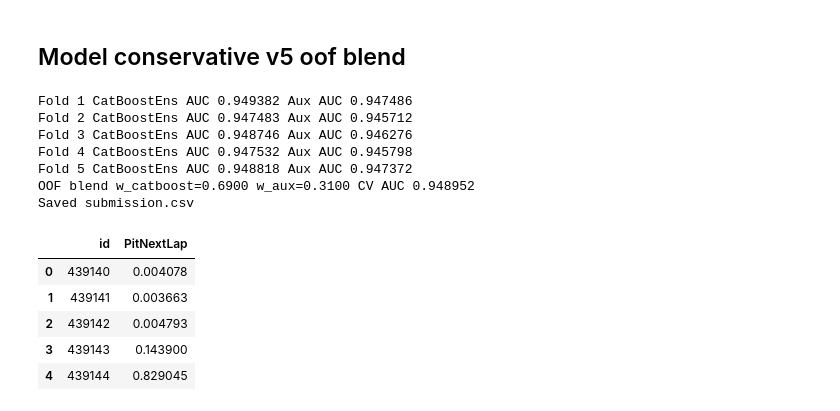
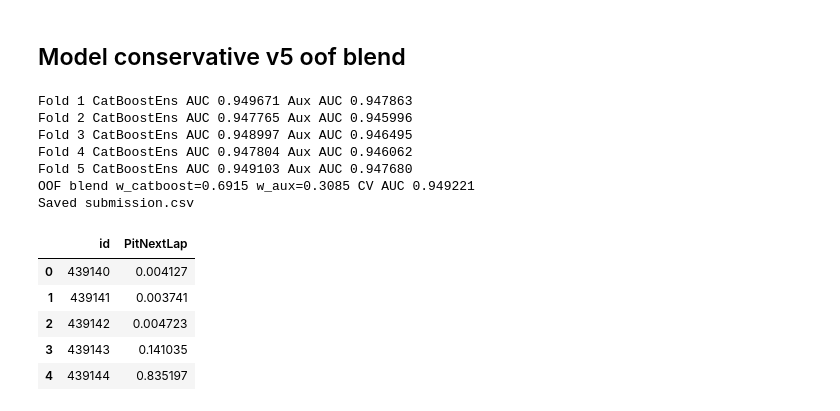
Before and after one commit to oivler/kaggle-f1-pit-stops, a Jupyter notebook: model.ipynb, the cells around one changed output. Drawn from its saved outputs; the diff is of its cells as text; code cells hidden in the pictures.

```diff
--- a/model.ipynb
+++ b/model.ipynb
@@ -666,6 +666,8 @@ param_list = [
     {'loss_function': 'Logloss', 'eval_metric': 'AUC', 'learning_rate': 0.055, 'depth': 7, 'iterations': 850, 'l2_leaf_reg': 6, 'random_strength': 1.05, 'subsample': 0.88, 'bootstrap_type': 'Bernoulli', 'random_state': 2026, 'verbose': False},
     {'loss_function': 'Logloss', 'eval_metric': 'AUC', 'learning_rate': 0.035, 'depth': 8, 'iterations': 1200, 'l2_leaf_reg': 9, 'random_strength': 1.3, 'subsample': 0.84, 'bootstrap_type': 'Bernoulli', 'random_state': 314, 'verbose': False},
     {'loss_function': 'Logloss', 'eval_metric': 'AUC', 'learning_rate': 0.07, 'depth': 5, 'iterations': 700, 'l2_leaf_reg': 3, 'random_strength': 0.7, 'subsample': 0.96, 'bootstrap_type': 'Bernoulli', 'random_state': 2718, 'verbose': False},
+    {'loss_function': 'Logloss', 'eval_metric': 'AUC', 'learning_rate': 0.032, 'depth': 8, 'iterations': 1450, 'l2_leaf_reg': 10, 'random_strength': 1.4, 'subsample': 0.82, 'bootstrap_type': 'Bernoulli', 'random_state': 808, 'verbose': False},
+    {'loss_function': 'Logloss', 'eval_metric': 'AUC', 'learning_rate': 0.048, 'depth': 6, 'iterations': 1100, 'l2_leaf_reg': 8, 'random_strength': 0.95, 'subsample': 0.9, 'bootstrap_type': 'Bernoulli', 'random_state': 1601, 'verbose': False},
 ]
 
 try:
@@ -711,6 +713,7 @@ if has_catboost:
                 {'learning_rate': 0.045, 'num_leaves': 64, 'min_data_in_leaf': 140, 'feature_fraction': 0.85, 'bagging_fraction': 0.85, 'seed': 500 + fold},
                 {'learning_rate': 0.052, 'num_leaves': 48, 'min_data_in_leaf': 96, 'feature_fraction': 0.78, 'bagging_fraction': 0.88, 'seed': 900 + fold},
                 {'learning_rate': 0.038, 'num_leaves': 80, 'min_data_in_leaf': 170, 'feature_fraction': 0.82, 'bagging_fraction': 0.82, 'seed': 1300 + fold},
+                {'learning_rate': 0.042, 'num_leaves': 72, 'min_data_in_leaf': 128, 'feature_fraction': 0.8, 'bagging_fraction': 0.9, 'seed': 1700 + fold},
             ]
             for lv in lgb_variants:
                 dtrain = lgb.Dataset(X_tr_l, label=y_tr, categorical_feature=cat_idx)
@@ -731,9 +734,9 @@ if has_catboost:
                 bst = lgb.train(
                     params_lgb,
                     dtrain,
-                    num_boost_round=1200,
+                    num_boost_round=1500,
                     valid_sets=[dval],
-                    callbacks=[lgb.early_stopping(100, verbose=False)],
+                    callbacks=[lgb.early_stopping(120, verbose=False)],
                 )
                 bi = getattr(bst, 'best_iteration', None)
                 best_it = bi if bi is not None and bi > 0 else bst.num_trees()
@@ -778,41 +781,41 @@ if has_catboost:
             best_w = w
     test_final = best_w * test_cb + (1.0 - best_w) * test_aux
     print(f'OOF blend w_catboost={best_w:.4f} w_aux={1.0 - best_w:.4f} CV AUC {best_auc:.6f}')
 else:
     oof_lr = np.zeros(len(train))
     test_lr = np.zeros(len(test))
     for fold, (tr_idx, va_idx) in enumerate(skf.split(X, y), 1):
         X_tr, X_va = X.iloc[tr_idx], X.iloc[va_idx]
         y_tr, y_va = y.iloc[tr_idx], y.iloc[va_idx]
         preprocessor = ColumnTransformer(
             transformers=[
                 ('num', Pipeline([('imp', SimpleImputer(strategy='median'))]), num_features),
                 ('cat', Pipeline([('imp', SimpleImputer(strategy='most_frequent')), ('ohe', OneHotEncoder(handle_unknown='ignore'))]), cat_features),
             ],
             remainder='drop',
         )
         model = Pipeline([('prep', preprocessor), ('clf', LogisticRegression(max_iter=1000, n_jobs=-1))])
         model.fit(X_tr, y_tr)
         oof_lr[va_idx] = model.predict_proba(X_va)[:, 1]
         test_lr += model.predict_proba(X_test)[:, 1] / skf.n_splits
     test_final = test_lr
     print('CV AUC LR only:', roc_auc_score(y, oof_lr))
 
 submission = pd.DataFrame({'id': test['id'], 'PitNextLap': test_final})
 submission.to_csv('submission.csv', index=False)
 print('Saved submission.csv')
 display(submission.head())
 # %% [output]
-Fold 1 CatBoostEns AUC 0.949382 Aux AUC 0.947486
-Fold 2 CatBoostEns AUC 0.947483 Aux AUC 0.945712
-Fold 3 CatBoostEns AUC 0.948746 Aux AUC 0.946276
-Fold 4 CatBoostEns AUC 0.947532 Aux AUC 0.945798
-Fold 5 CatBoostEns AUC 0.948818 Aux AUC 0.947372
-OOF blend w_catboost=0.6900 w_aux=0.3100 CV AUC 0.948952
+Fold 1 CatBoostEns AUC 0.949671 Aux AUC 0.947863
+Fold 2 CatBoostEns AUC 0.947765 Aux AUC 0.945996
+Fold 3 CatBoostEns AUC 0.948997 Aux AUC 0.946495
+Fold 4 CatBoostEns AUC 0.947804 Aux AUC 0.946062
+Fold 5 CatBoostEns AUC 0.949103 Aux AUC 0.947680
+OOF blend w_catboost=0.6915 w_aux=0.3085 CV AUC 0.949221
 Saved submission.csv
 |  | id | PitNextLap |
-| 0 | 439140 | 0.004078 |
-| 1 | 439141 | 0.003663 |
-| 2 | 439142 | 0.004793 |
-| 3 | 439143 | 0.143900 |
-| 4 | 439144 | 0.829045 |
+| 0 | 439140 | 0.004127 |
+| 1 | 439141 | 0.003741 |
+| 2 | 439142 | 0.004723 |
+| 3 | 439143 | 0.141035 |
+| 4 | 439144 | 0.835197 |
```
Also changed, not shown: parts of 2 cells of this notebook.
